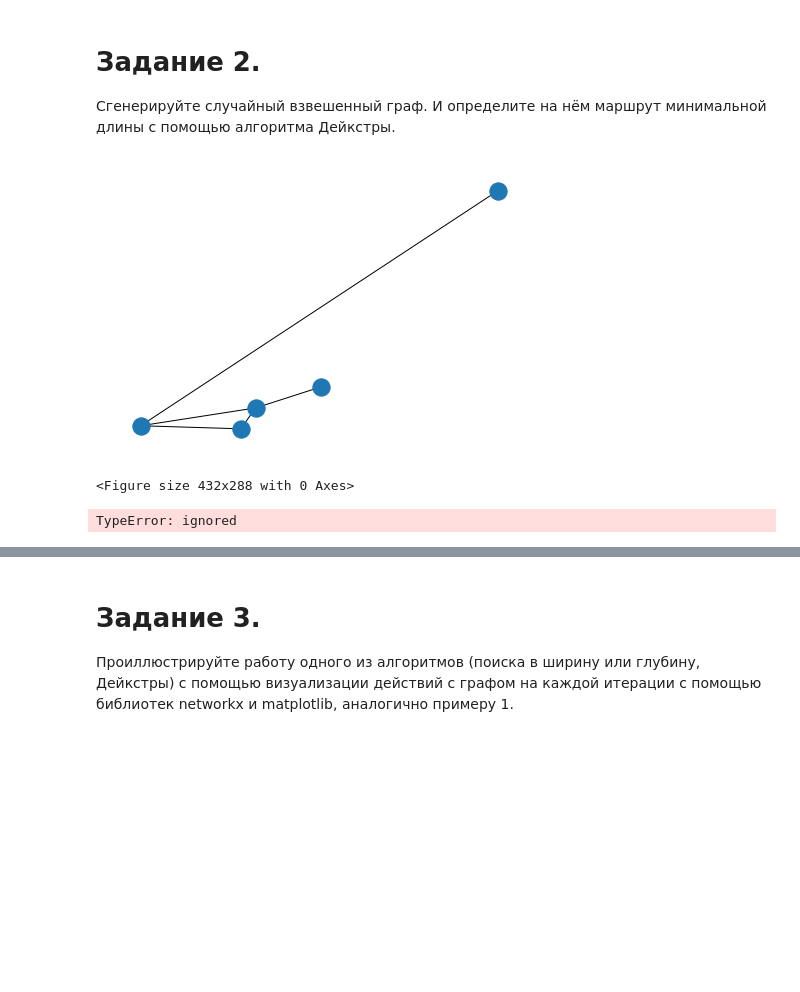
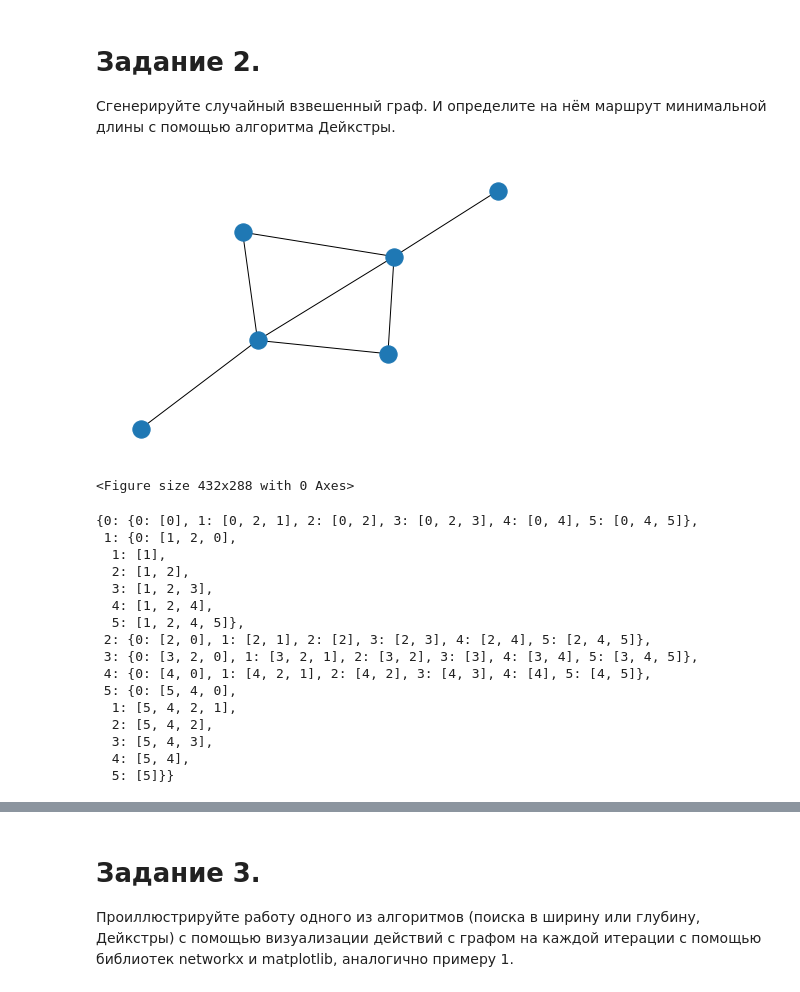
Before and after one commit to vn322/RUDN_Lab_Works, a Jupyter notebook: Laba_9.ipynb, the cells around one changed output, grey strips where cells are left out. Drawn from its saved outputs; the diff is of its cells as text; code cells hidden in the pictures; blank space fills up the shorter version.

```diff
--- a/Laba_9.ipynb
+++ b/Laba_9.ipynb
@@ -68,0 +124,7 @@ TypeError: ignored
+# %%
+FG = nx.Graph()
+FG.add_weighted_edges_from([(1, 2, 0.125), (1, 3, 0.75), (2, 4, 1.2), (3, 4, 0.375)])
+for n, nbrs in FG.adj.items():
+   for nbr, eattr in nbrs.items():
+       wt = eattr['weight']
+       if wt < 0.5: print(f"({n}, {nbr}, {wt:.3})")
@@ -68,0 +136,4 @@ TypeError: ignored
+# %%
+for (u, v, wt) in FG.edges.data('weight'):
+    if wt < 0.5:
+        print(f"({u}, {v}, {wt:.3})")
@@ -482,22 +876,36 @@ def dijkstra_algorithm(graph, start_node):
 # %%
 import random
 
-G = nx.gnm_random_graph(5,5)
+G = nx.gnm_random_graph(6,7)
 
 
 #for (u,v,w) in G.edges(data=True):
     #w['weight'] = random.randint(0,10)
 
 for (u, v) in G.edges():
     G.edges[u,v]['weight'] = random.randint(0,10)
 
-nx.draw(G)
+nx.draw(G, label= True)
 pylab.figure()
 plt.show()
+
+nx.shortest_path(G, source=None, target=None, weight=None, method='dijkstra')
 # %% [output]
-[figure, old version]
+[figure, new version]
 <Figure size 432x288 with 0 Axes>
+{0: {0: [0], 1: [0, 2, 1], 2: [0, 2], 3: [0, 2, 3], 4: [0, 4], 5: [0, 4, 5]},
+ 1: {0: [1, 2, 0],
+  1: [1],
+  2: [1, 2],
+  3: [1, 2, 3],
+  4: [1, 2, 4],
+  5: [1, 2, 4, 5]},
+ 2: {0: [2, 0], 1: [2, 1], 2: [2], 3: [2, 3], 4: [2, 4], 5: [2, 4, 5]},
+ 3: {0: [3, 2, 0], 1: [3, 2, 1], 2: [3, 2], 3: [3], 4: [3, 4], 5: [3, 4, 5]},
+ 4: {0: [4, 0], 1: [4, 2, 1], 2: [4, 2], 3: [4, 3], 4: [4], 5: [4, 5]},
+ 5: {0: [5, 4, 0],
+  1: [5, 4, 2, 1],
+  2: [5, 4, 2],
+  3: [5, 4, 3],
+  4: [5, 4],
+  5: [5]}}
-# %%
-dijkstra(G,0)
-# %% [output]
-TypeError: ignored
```
Also changed, not shown: parts of 39 cells of this notebook.
